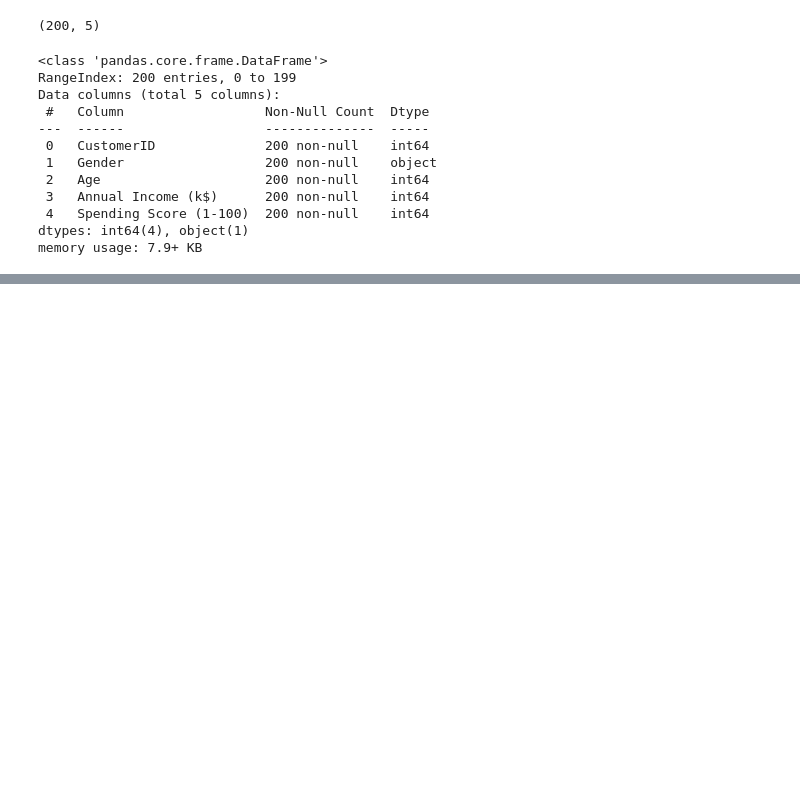
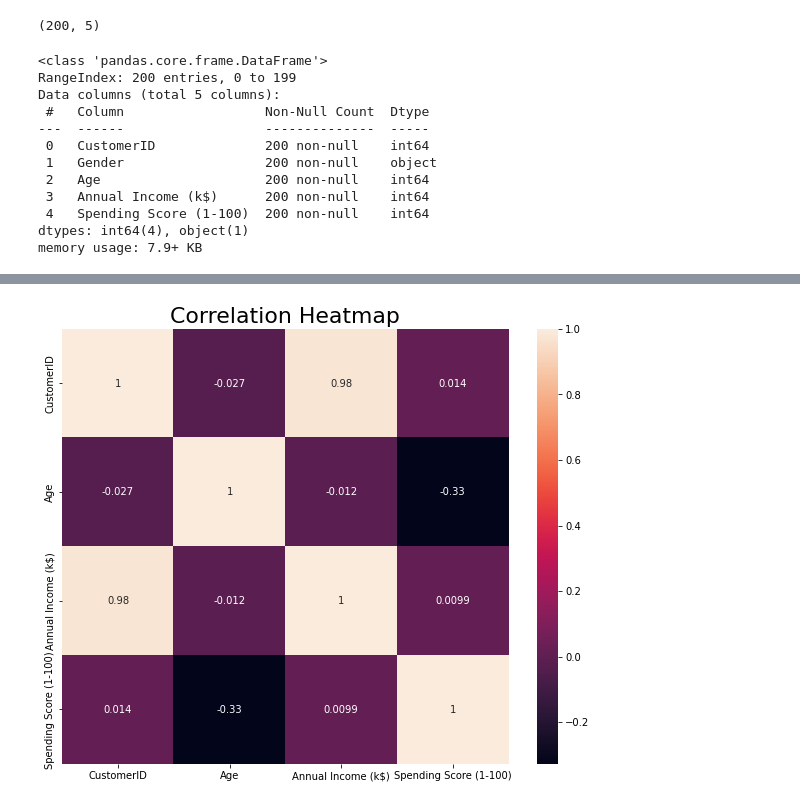
Before and after one commit to johnsuraj194/DA-projects, a Jupyter notebook: Customer_Segmentation_Project.ipynb, the cells around one changed output, grey strips where cells are left out. Saved outputs shown, nothing was run; the diff lists cells and outputs as text; code cells hidden in the pictures; blank space fills up the shorter version.

```diff
--- a/Customer_Segmentation_Project.ipynb
+++ b/Customer_Segmentation_Project.ipynb
@@ -242,0 +55,8 @@ Text(0.5, 1.0, 'Income Vs Spending Score')
+# %%
+correlation = df.corr()
+plt.figure(figsize=(10,8))
+sns.heatmap(correlation, annot=True)
+plt.title("Correlation Heatmap", fontsize = 22)
+plt.show()
+# %% [output]
+[figure, added]
```
Also changed, not shown: parts of 51 cells of this notebook.
